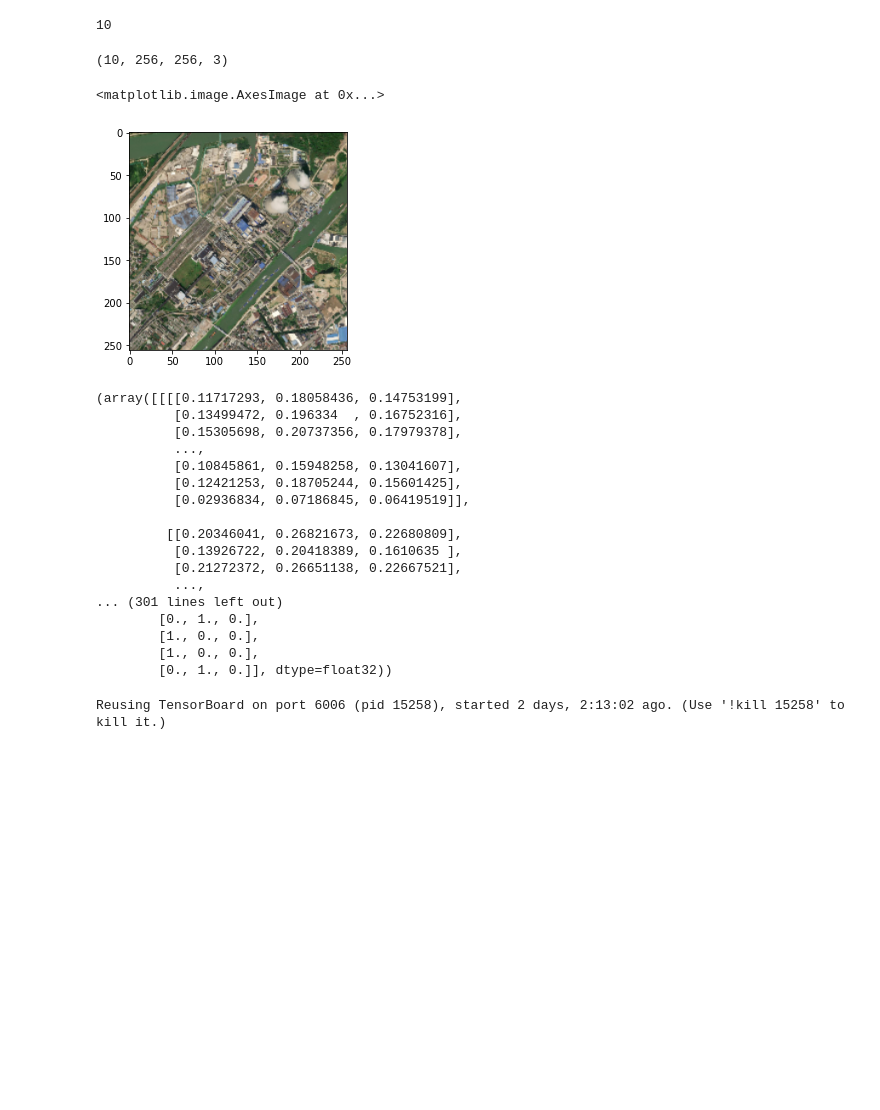
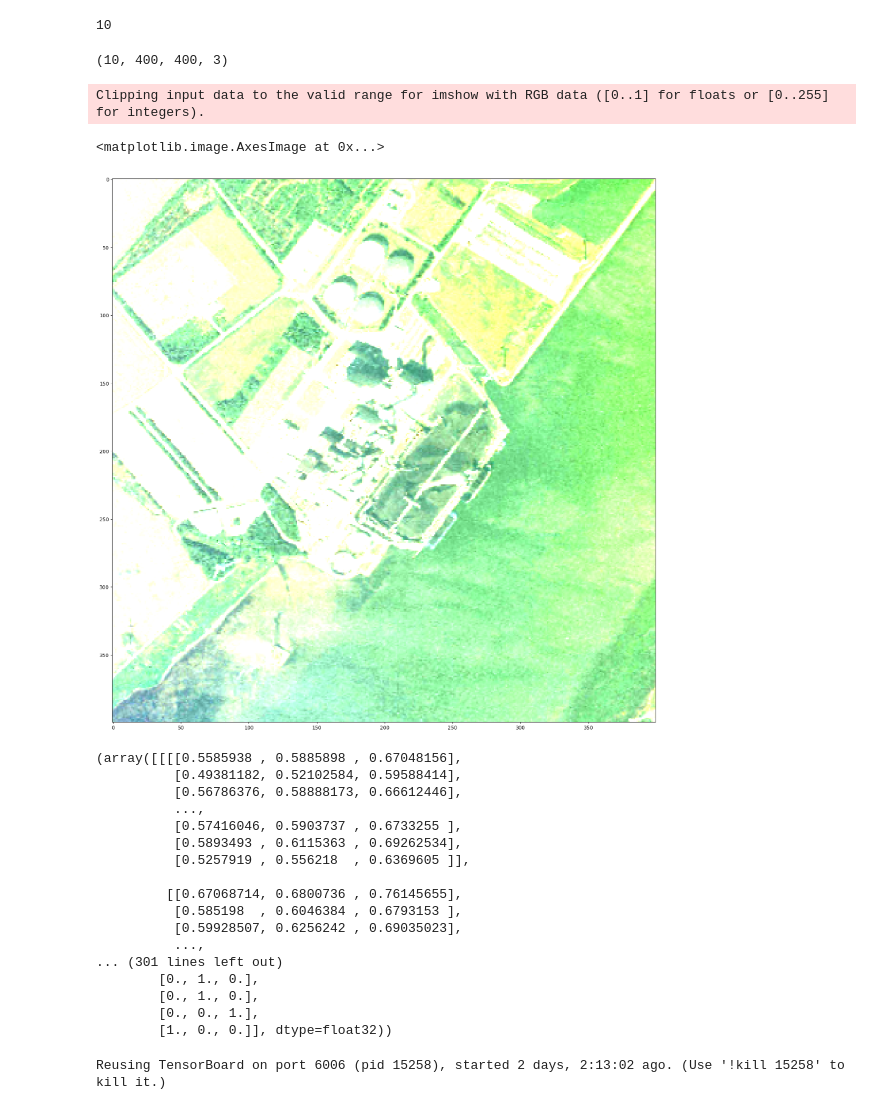
Before and after one commit to ManshaP/sentinel_industry, a Jupyter notebook: bingmaps/train_res50v2.ipynb, the cells around one changed output. Drawn from its saved outputs; the diff is of its cells as text; code cells hidden in the pictures; blank space fills up the shorter version.

```diff
--- a/bingmaps/train_res50v2.ipynb
+++ b/bingmaps/train_res50v2.ipynb
@@ -21,7 +21,7 @@ directory = "/gws/nopw/j04/aopp/manshausen/bing_dl/patches/"
 from pathlib import Path
 from PIL import Image
 
-height = width = 256
+height = width = 1400
 
 def read_pil_image(img_path, height, width):
         with open(img_path, 'rb') as f:
@@ -34,14 +34,15 @@ def load_all_images(dataset_path, height, width, img_ext='tif'):
 from keras.preprocessing.image import ImageDataGenerator
 
 train_datagen = ImageDataGenerator(
-    # rescale = 1./255,
+    rescale = 1./255,
                                 shear_range=0.2,
                                 zoom_range=[0.8,1.],
                                 horizontal_flip=True,
                                 featurewise_center=True,
                                 featurewise_std_normalization=True,
                                 validation_split=0.50,
-                                preprocessing_function= tf.keras.applications.resnet_v2.preprocess_input)
+                                # preprocessing_function= tf.keras.applications.resnet_v2.preprocess_input
+)
 # %%
 # load_all_images('/gws/nopw/j04/aopp/manshausen/bing_dl/patches/*/',height, width)
 # %%
@@ -54,7 +55,7 @@ train_image_generator = train_datagen.flow_from_directory(
     directory,
     batch_size=10,
     # color_mode="grayscale",
-    # target_size=(400, 400),
+    target_size=(400, 400),
     class_mode='categorical',
     subset='training',
     seed=42,
@@ -64,7 +65,7 @@ val_image_generator = train_datagen.flow_from_directory(
     directory,
     batch_size=10,
     # color_mode="grayscale",
-    # target_size=(400, 400),
+    target_size=(400, 400),
     class_mode='categorical',
     subset='validation',
     seed=42,
@@ -80,32 +81,34 @@ train_image_generator.batch_size
 # %%
 train_image_generator.next()[0].shape
 # %% [output]
-(10, 256, 256, 3)
+(10, 400, 400, 3)
 # %%
+plt.figure(figsize=(20,20))
 plt.imshow(train_image_generator.next()[0][0])
 # %% [output]
-<matplotlib.image.AxesImage at 0x...>
+Clipping input data to the valid range for imshow with RGB data ([0..1] for floats or [0..255] for integers).
+<matplotlib.image.AxesImage at 0x...>
-[figure, old version]
+[figure, new version]
 # %%
 train_image_generator.next()
 # %% [output]
-(array([[[[0.11717293, 0.18058436, 0.14753199],
-          [0.13499472, 0.196334  , 0.16752316],
-          [0.15305698, 0.20737356, 0.17979378],
+(array([[[[0.5585938 , 0.5885898 , 0.67048156],
+          [0.49381182, 0.52102584, 0.59588414],
+          [0.56786376, 0.58888173, 0.66612446],
           ...,
-          [0.10845861, 0.15948258, 0.13041607],
-          [0.12421253, 0.18705244, 0.15601425],
-          [0.02936834, 0.07186845, 0.06419519]],
+          [0.57416046, 0.5903737 , 0.6733255 ],
+          [0.5893493 , 0.6115363 , 0.69262534],
+          [0.5257919 , 0.556218  , 0.6369605 ]],
 
-         [[0.20346041, 0.26821673, 0.22680809],
-          [0.13926722, 0.20418389, 0.1610635 ],
-          [0.21272372, 0.26651138, 0.22667521],
+         [[0.67068714, 0.6800736 , 0.76145655],
+          [0.585198  , 0.6046384 , 0.6793153 ],
+          [0.59928507, 0.6256242 , 0.69035023],
           ...,
 ... (301 lines left out)
         [0., 1., 0.],
-        [1., 0., 0.],
-        [1., 0., 0.],
-        [0., 1., 0.]], dtype=float32))
+        [0., 1., 0.],
+        [0., 0., 1.],
+        [1., 0., 0.]], dtype=float32))
 # %%
 %load_ext tensorboard
 # %%
```
Also changed, not shown: parts of 1 cell of this notebook, 10 other files.
